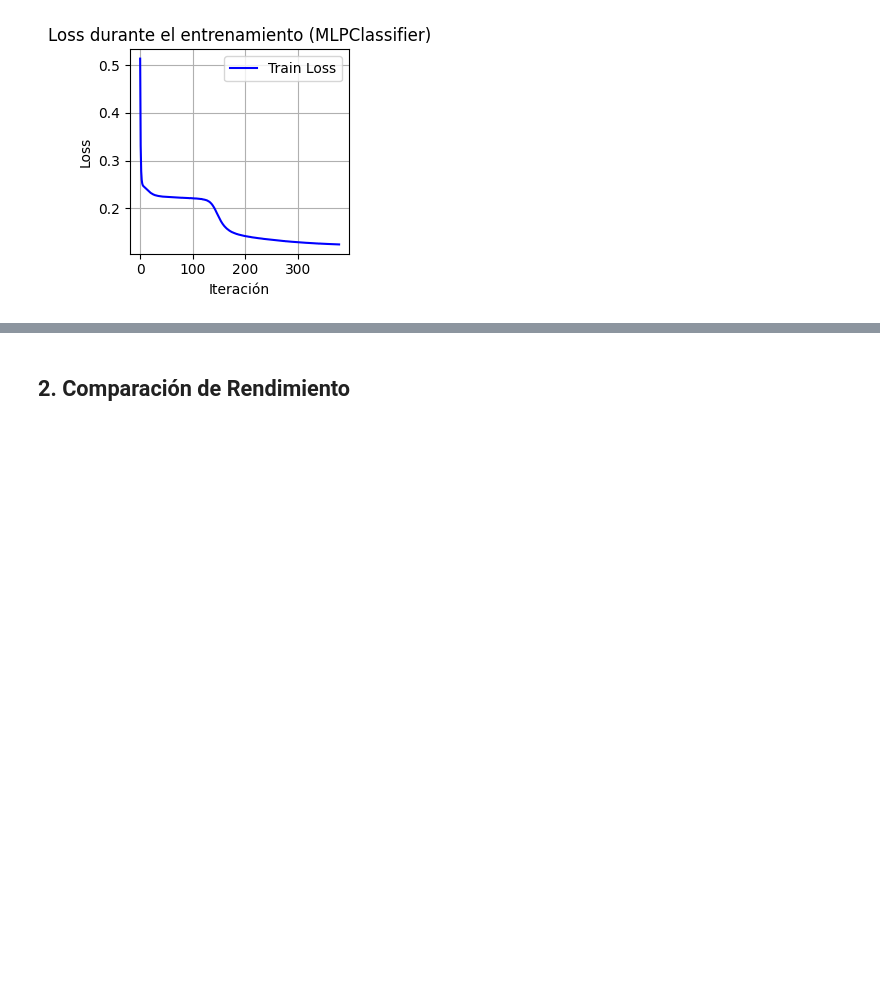
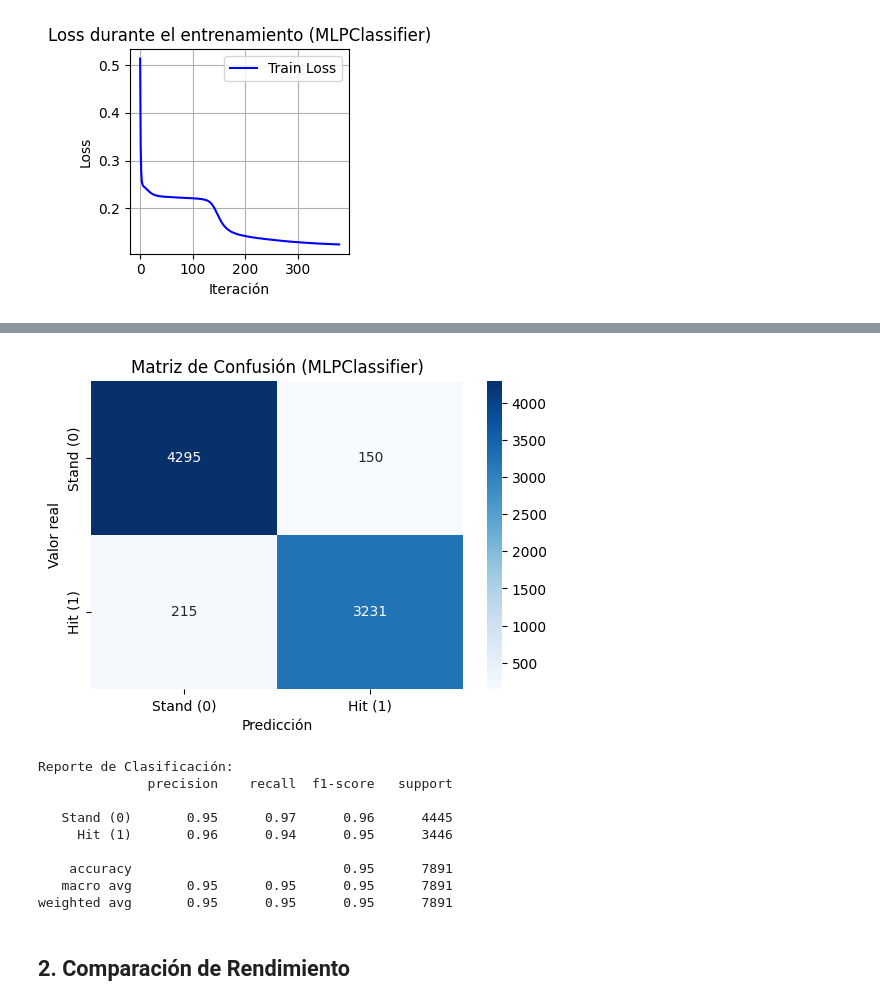
Before and after one commit to LeanSChavez/TP_FINAL_MATE3, a Jupyter notebook: TP_Final.ipynb, the cells around one changed output, grey strips where cells are left out. Saved outputs shown, nothing was run; the diff lists cells and outputs as text; code cells hidden in the pictures; blank space fills up the shorter version.

Commit message:
Add files via upload
matriz de confusion y conclusion

```diff
--- a/TP_Final.ipynb
+++ b/TP_Final.ipynb
@@ -492,3 +498,35 @@ plt.show()
+# %%
+# Predicciones del modelo entrenado
+y_pred = nn.predict(X_test)
+
+# Matriz de confusión
+cm = confusion_matrix(Y_test, y_pred)
+
+import seaborn as sns
+import matplotlib.pyplot as plt
+
+plt.figure(figsize=(6,4))
+sns.heatmap(cm, annot=True, fmt='d', cmap='Blues',
+            xticklabels=['Stand (0)', 'Hit (1)'],
+            yticklabels=['Stand (0)', 'Hit (1)'])
+plt.xlabel('Predicción')
+plt.ylabel('Valor real')
+plt.title('Matriz de Confusión (MLPClassifier)')
+plt.show()
+
+print("\nReporte de Clasificación:")
+print(classification_report(Y_test, y_pred, target_names=['Stand (0)', 'Hit (1)']))
+# %% [output]
+[figure, added]
+Reporte de Clasificación:
+              precision    recall  f1-score   support
+
+   Stand (0)       0.95      0.97      0.96      4445
+     Hit (1)       0.96      0.94      0.95      3446
+
+    accuracy                           0.95      7891
+   macro avg       0.95      0.95      0.95      7891
+weighted avg       0.95      0.95      0.95      7891
 # %% [markdown]
 ## 2. Comparación de Rendimiento
 # %% [markdown]
```
Also changed, not shown: parts of 6 cells of this notebook.
